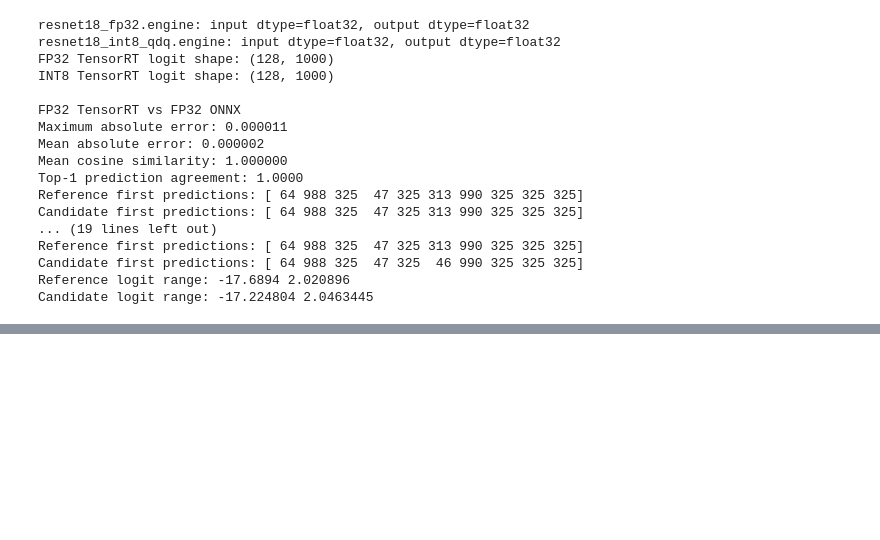
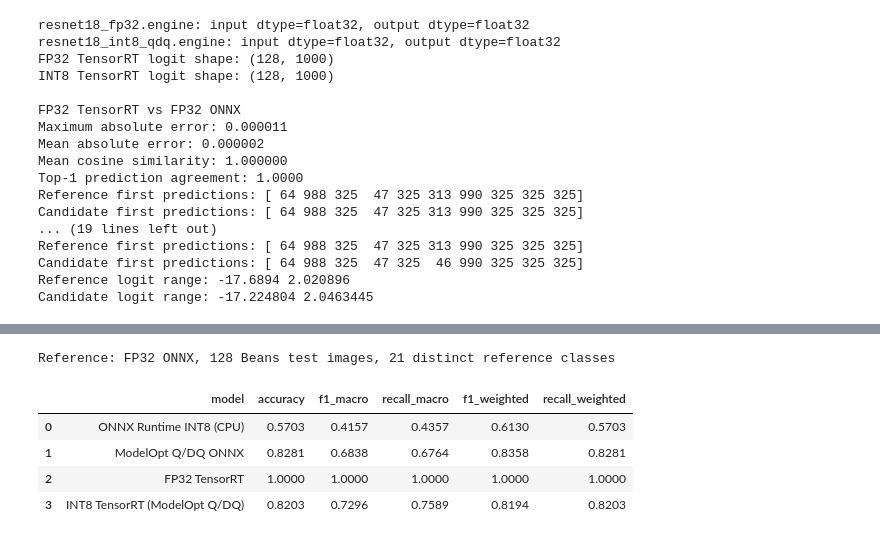
Before and after one commit to ble27/CSCE-491, a Jupyter notebook: FP32_INT8_Quantization.ipynb, the cells around one changed output, grey strips where cells are left out. Drawn from its saved outputs; the diff is of its cells as text; code cells hidden in the pictures; blank space fills up the shorter version.

Commit message:
Add accuracy, precision, and recall

```diff
--- a/FP32_INT8_Quantization.ipynb
+++ b/FP32_INT8_Quantization.ipynb
@@ -874,0 +893,46 @@ results
+# %%
+# Accuracy / macro-F1 / macro-recall for every pipeline.
+# The FP32 ONNX model is the reference ("ground truth"), because resnet18.a1_in1k is an
+# ImageNet classifier and Beans labels (3 classes) do not map onto its 1000 outputs.
+# So these numbers measure how well each model reproduces FP32's predictions.
+import numpy as np
+import pandas as pd
+from sklearn.metrics import accuracy_score, f1_score, recall_score
+
+reference_pred = np.argmax(fp32_logits, axis=1)
+
+candidates = {
+    "ONNX Runtime INT8 (CPU)": ort_int8_logits,
+    "ModelOpt Q/DQ ONNX": qdq_logits,
+}
+# TensorRT logits only exist if the GPU cells above were run.
+if "trt_fp32_logits" in globals():
+    candidates["FP32 TensorRT"] = trt_fp32_logits
+if "trt_int8_logits" in globals():
+    candidates["INT8 TensorRT (ModelOpt Q/DQ)"] = trt_int8_logits
+
+rows = []
+for name, logits in candidates.items():
+    pred = np.argmax(logits, axis=1)
+    rows.append({
+        "model": name,
+        "accuracy": accuracy_score(reference_pred, pred),
+        # Macro: unweighted mean over classes present in reference or prediction.
+        "f1_macro": f1_score(reference_pred, pred, average="macro", zero_division=0),
+        "recall_macro": recall_score(reference_pred, pred, average="macro", zero_division=0),
+        # Weighted: weighted by how often each class appears in the reference (128 images).
+        "f1_weighted": f1_score(reference_pred, pred, average="weighted", zero_division=0),
+        "recall_weighted": recall_score(reference_pred, pred, average="weighted", zero_division=0),
+    })
+
+metrics = pd.DataFrame(rows).round(4)
+print(f"Reference: FP32 ONNX, {len(reference_pred)} Beans test images, "
+      f"{len(np.unique(reference_pred))} distinct reference classes")
+metrics
+# %% [output]
+Reference: FP32 ONNX, 128 Beans test images, 21 distinct reference classes
+|  | model | accuracy | f1_macro | recall_macro | f1_weighted | recall_weighted |
+| 0 | ONNX Runtime INT8 (CPU) | 0.5703 | 0.4157 | 0.4357 | 0.6130 | 0.5703 |
+| 1 | ModelOpt Q/DQ ONNX | 0.8281 | 0.6838 | 0.6764 | 0.8358 | 0.8281 |
+| 2 | FP32 TensorRT | 1.0000 | 1.0000 | 1.0000 | 1.0000 | 1.0000 |
+| 3 | INT8 TensorRT (ModelOpt Q/DQ) | 0.8203 | 0.7296 | 0.7589 | 0.8194 | 0.8203 |
```
Also changed, not shown: parts of 7 cells of this notebook.
